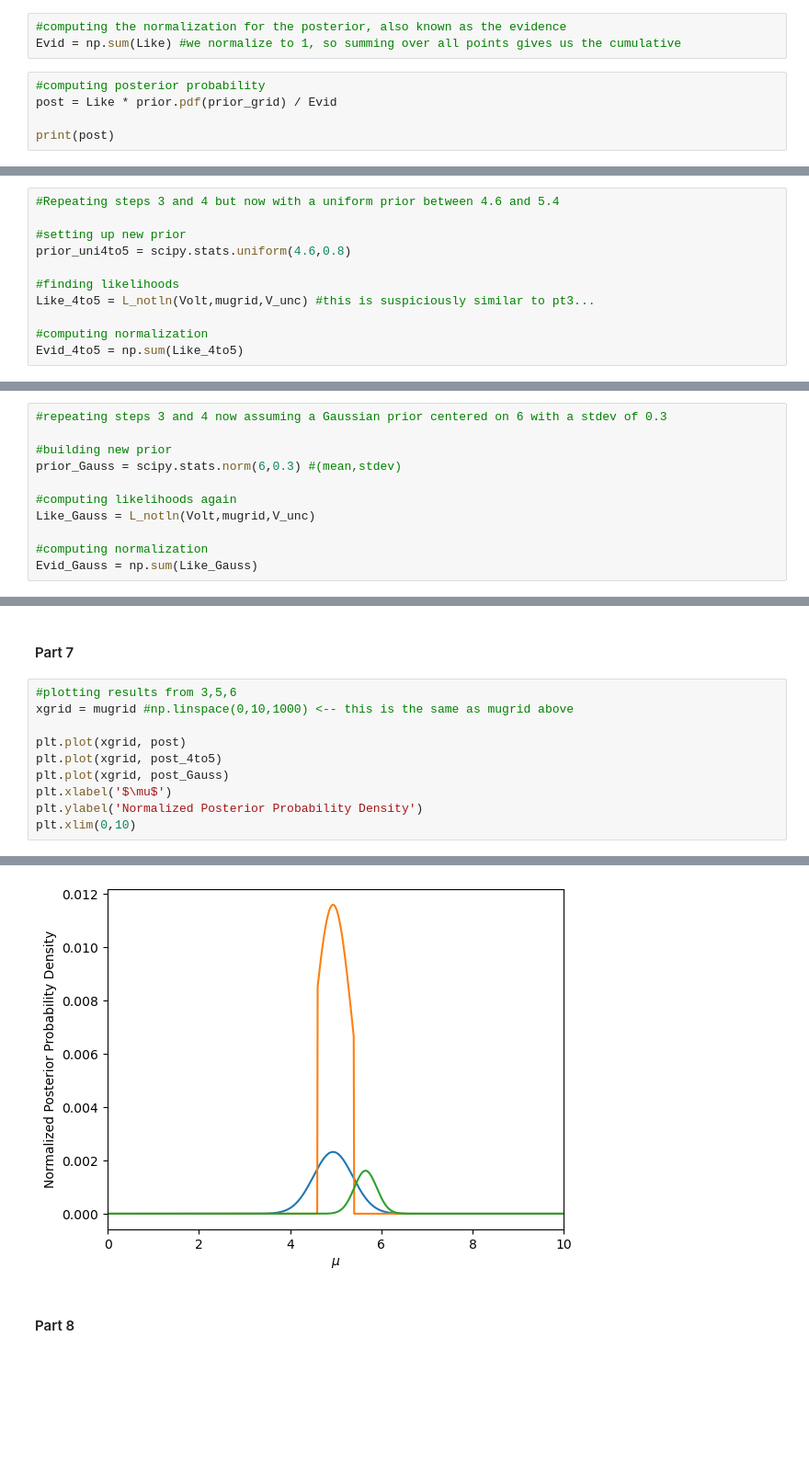
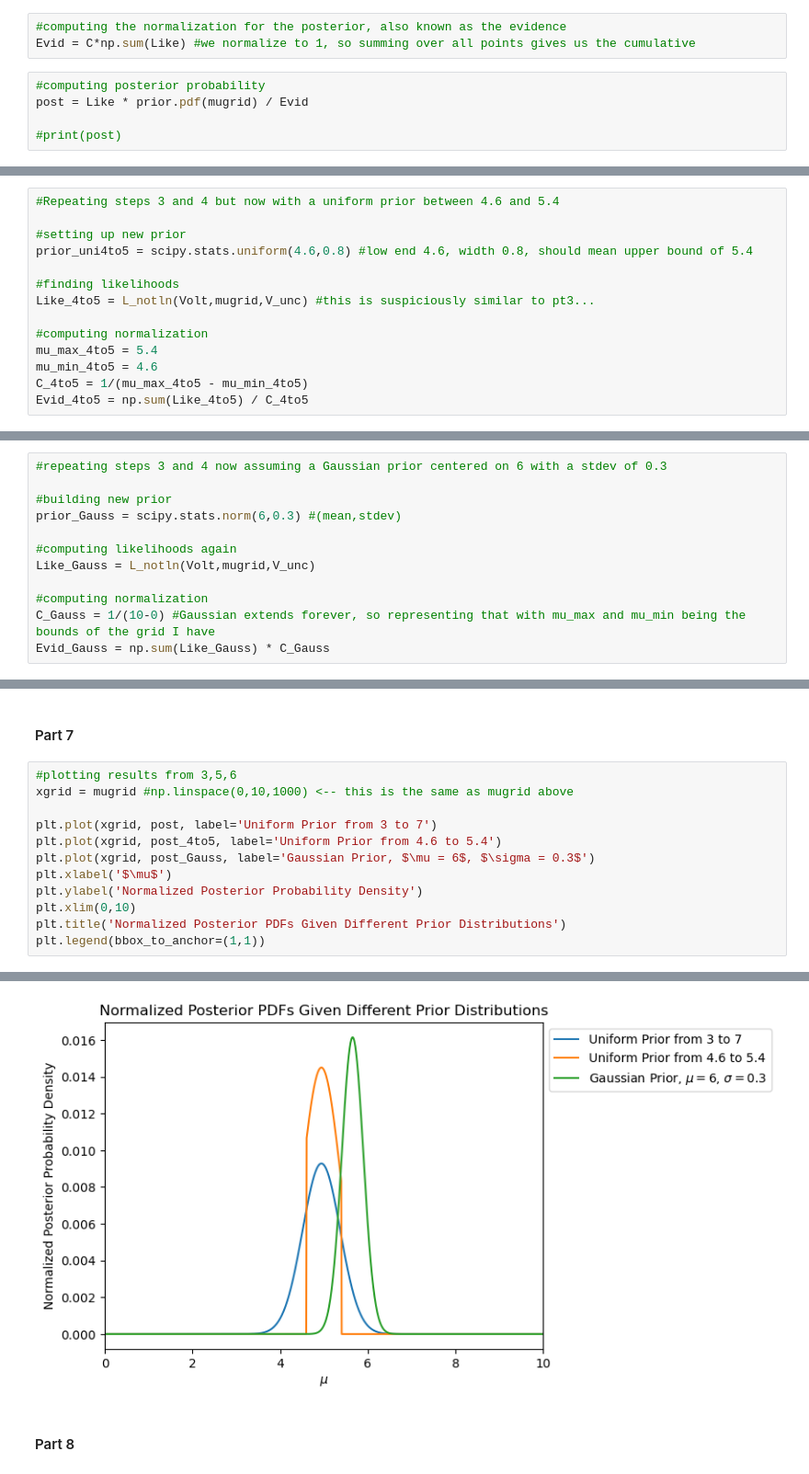
Before and after one commit to VanderbiltAstronomy/astr_8070_s24, a Jupyter notebook: coursework/student_folders/Ryan_Nowicki/vu_astr8070_s24_hw4_RyanNowicki.ipynb, the cells around one changed output, grey strips where cells are left out. Shown: that part at 92% size. Saved outputs shown, nothing was run; the diff lists cells and outputs as text; blank space fills up the shorter version.

```diff
--- a/coursework/student_folders/Ryan_Nowicki/vu_astr8070_s24_hw4_RyanNowicki.ipynb
+++ b/coursework/student_folders/Ryan_Nowicki/vu_astr8070_s24_hw4_RyanNowicki.ipynb
@@ -110,8 +127,8 @@ print(Like)
 # %%
 #computing the normalization for the posterior, also known as the evidence
-Evid = np.sum(Like) #we normalize to 1, so summing over all points gives us the cumulative
+Evid = C*np.sum(Like) #we normalize to 1, so summing over all points gives us the cumulative
 # %%
 #computing posterior probability
-post = Like * prior.pdf(prior_grid) / Evid
+post = Like * prior.pdf(mugrid) / Evid
 
-print(post)
+#print(post)
@@ -236,13 +251,16 @@ Analytic 1$\sigma$ Region: =  4.511874868373253 ,  5.372361560477355
 #Repeating steps 3 and 4 but now with a uniform prior between 4.6 and 5.4
 
 #setting up new prior
-prior_uni4to5 = scipy.stats.uniform(4.6,0.8)
+prior_uni4to5 = scipy.stats.uniform(4.6,0.8) #low end 4.6, width 0.8, should mean upper bound of 5.4
 
 #finding likelihoods
 Like_4to5 = L_notln(Volt,mugrid,V_unc) #this is suspiciously similar to pt3...
 
 #computing normalization
-Evid_4to5 = np.sum(Like_4to5)
+mu_max_4to5 = 5.4
+mu_min_4to5 = 4.6
+C_4to5 = 1/(mu_max_4to5 - mu_min_4to5)
+Evid_4to5 = np.sum(Like_4to5) / C_4to5
 # %%
 #computing posterior with new prior information
 post_4to5 = Like_4to5 * prior_uni4to5.pdf(mugrid) / Evid_4to5
@@ -269,7 +381,8 @@ prior_Gauss = scipy.stats.norm(6,0.3) #(mean,stdev)
 Like_Gauss = L_notln(Volt,mugrid,V_unc)
 
 #computing normalization
-Evid_Gauss = np.sum(Like_Gauss)
+C_Gauss = 1/(10-0) #Gaussian extends forever, so representing that with mu_max and mu_min being the bounds of the grid I have
+Evid_Gauss = np.sum(Like_Gauss) * C_Gauss
 # %%
 #computing posterior given Gaussian prior
 post_Gauss = Like_Gauss * prior_Gauss.pdf(mugrid) / Evid_Gauss
@@ -290,10 +461,12 @@ Text(0, 0.5, 'Normalized Posterior Probability')
 #plotting results from 3,5,6
 xgrid = mugrid #np.linspace(0,10,1000) <-- this is the same as mugrid above
 
-plt.plot(xgrid, post)
-plt.plot(xgrid, post_4to5)
-plt.plot(xgrid, post_Gauss)
+plt.plot(xgrid, post, label='Uniform Prior from 3 to 7')
+plt.plot(xgrid, post_4to5, label='Uniform Prior from 4.6 to 5.4')
+plt.plot(xgrid, post_Gauss, label='Gaussian Prior, $\mu = 6$, $\sigma = 0.3$')
 plt.xlabel('$\mu$')
 plt.ylabel('Normalized Posterior Probability Density')
 plt.xlim(0,10)
+plt.title('Normalized Posterior PDFs Given Different Prior Distributions')
+plt.legend(bbox_to_anchor=(1,1))
 # %% [output]
@@ -301,4 +474,4 @@ plt.xlim(0,10)
-[figure, old version]
+[figure, new version]
 # %% [markdown]
 #### Part 8
 # %%
```
Also changed, not shown: parts of 44 cells of this notebook.
